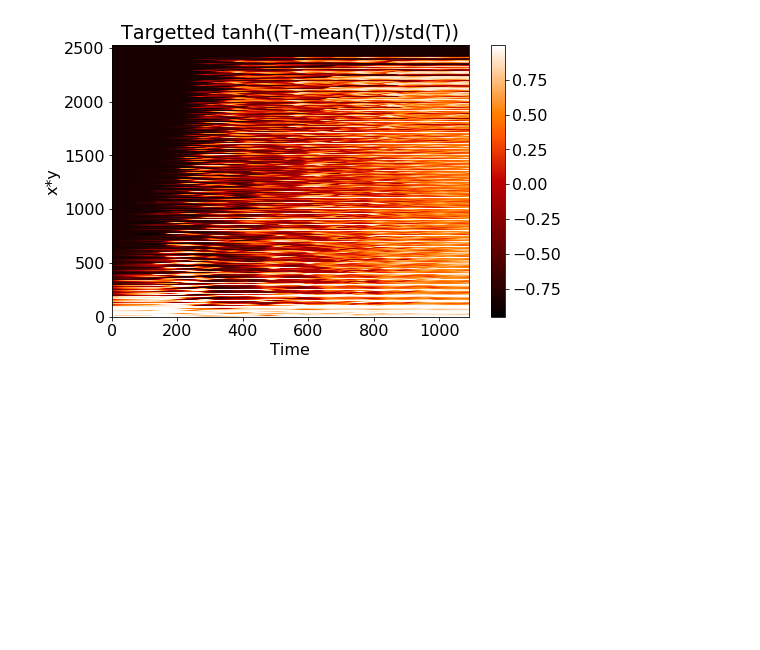
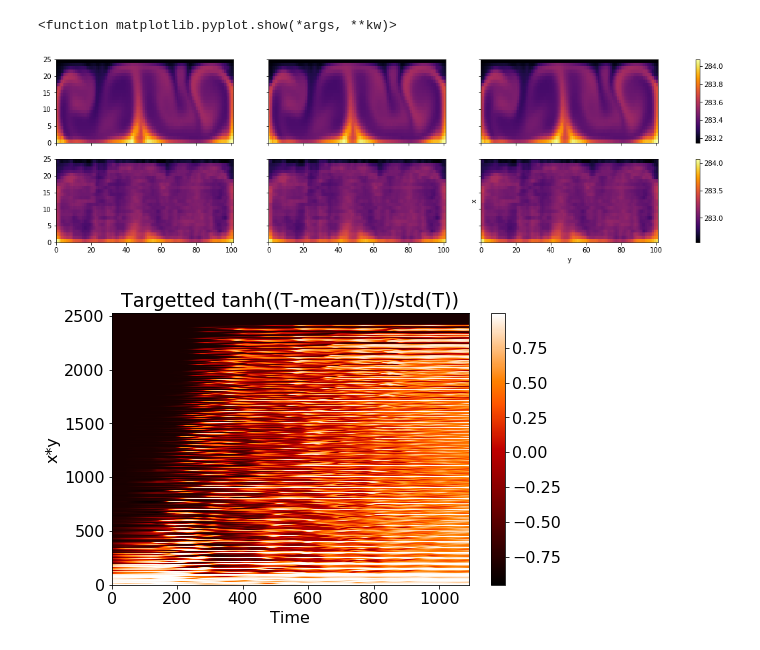
Before and after one commit to jon-dong/reservoir-computing-python, a Jupyter notebook: convection.ipynb, the cells around one changed output. Cells and saved outputs as stored; diff of their text form; code cells hidden in the pictures; blank space fills up the shorter version.

```diff
--- a/convection.ipynb
+++ b/convection.ipynb
@@ -112,3 +160,30 @@ plt.savefig('Train.png', bbox_inches='tight', dpi=400)
+# %%
+# test_data_ = np.arctanh(test_data)*np.std(raw_data) + np.mean(raw_data)
+test_data_ = test_data*np.std(raw_data) + np.mean(raw_data)
+
+# pred_output_ =  np.arctanh(
+#     np.clip(pred_output, np.min(test_data), np.max(test_data)))*np.std(raw_data) + np.mean(raw_data)
+pred_output_ =  pred_output*np.std(raw_data) + np.mean(raw_data)
+pred_output_ = pred_output_.reshape((n_sequence, sequence_length-b.forget, b.pred_horizon, spatial_points))
+
+t = 800
+fig, axs = plt.subplots(2, b.pred_horizon, sharey=True,sharex=True, figsize=(20,5))
+
+for i in range(b.pred_horizon):
+    im0 = axs[0, i].pcolormesh(test_data_[:25, t+i+1, :], cmap='inferno')
+    plt.ylabel('x')
+    plt.xlabel('y')
+
+for i in range(b.pred_horizon):
+    im1 = axs[1, i].pcolormesh(pred_output_[:, t-b.forget, i, :], cmap='inferno')
+    plt.ylabel('x')
+    plt.xlabel('y')
+fig.colorbar(im0, ax=axs[0, :].ravel().tolist(), shrink=1)
+fig.colorbar(im1, ax=axs[1, :].ravel().tolist(), shrink=1)
+plt.show
+# %% [output]
+<function matplotlib.pyplot.show(*args, **kw)>
+[figure, added]
 # %%
 plt.figure(0,figsize=(8, 5))
 im=plt.pcolormesh(T_2D_concat[0, b.forget+10:, :].T, cmap='gist_heat')
```
Also changed, not shown: parts of 13 cells of this notebook, 3 other files.
